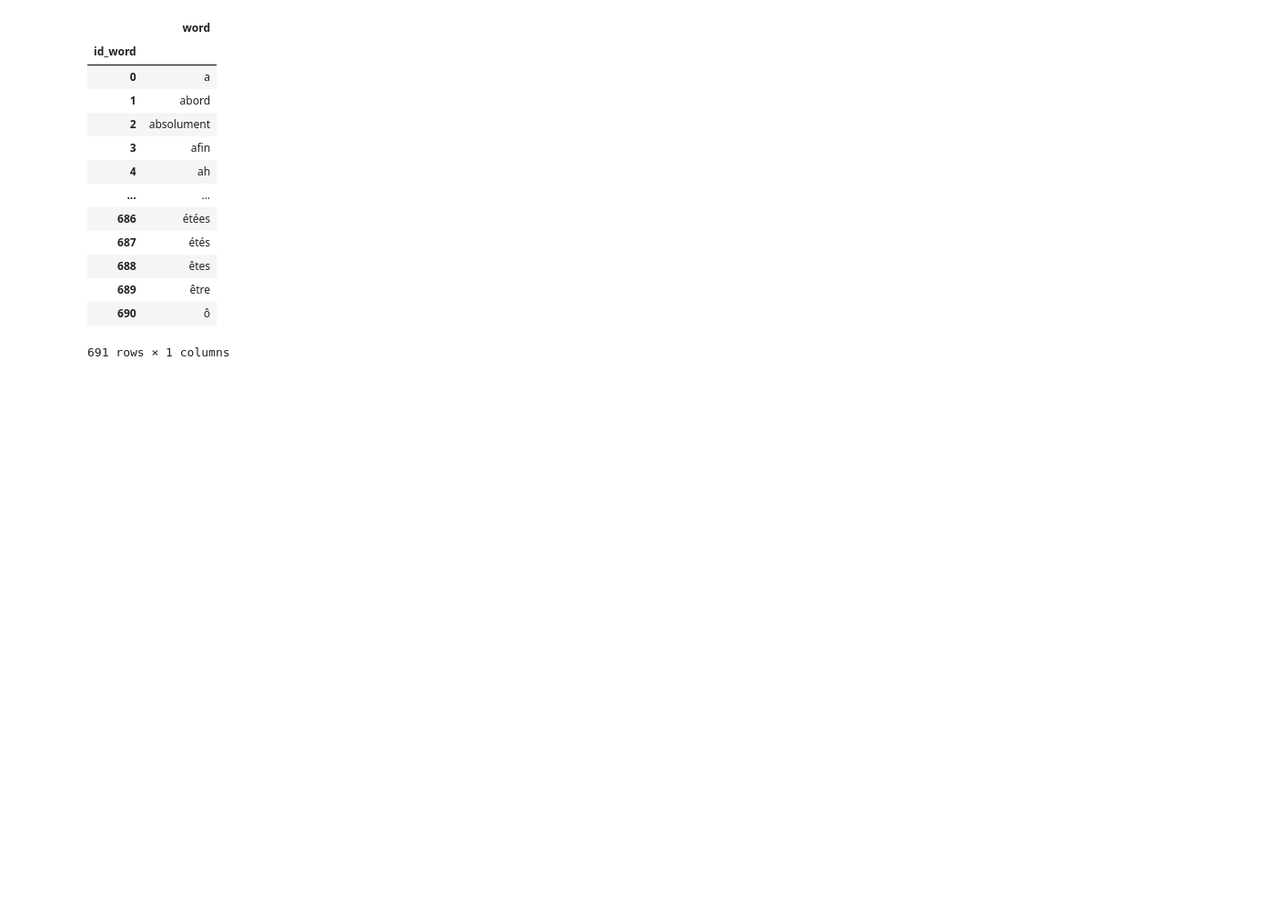
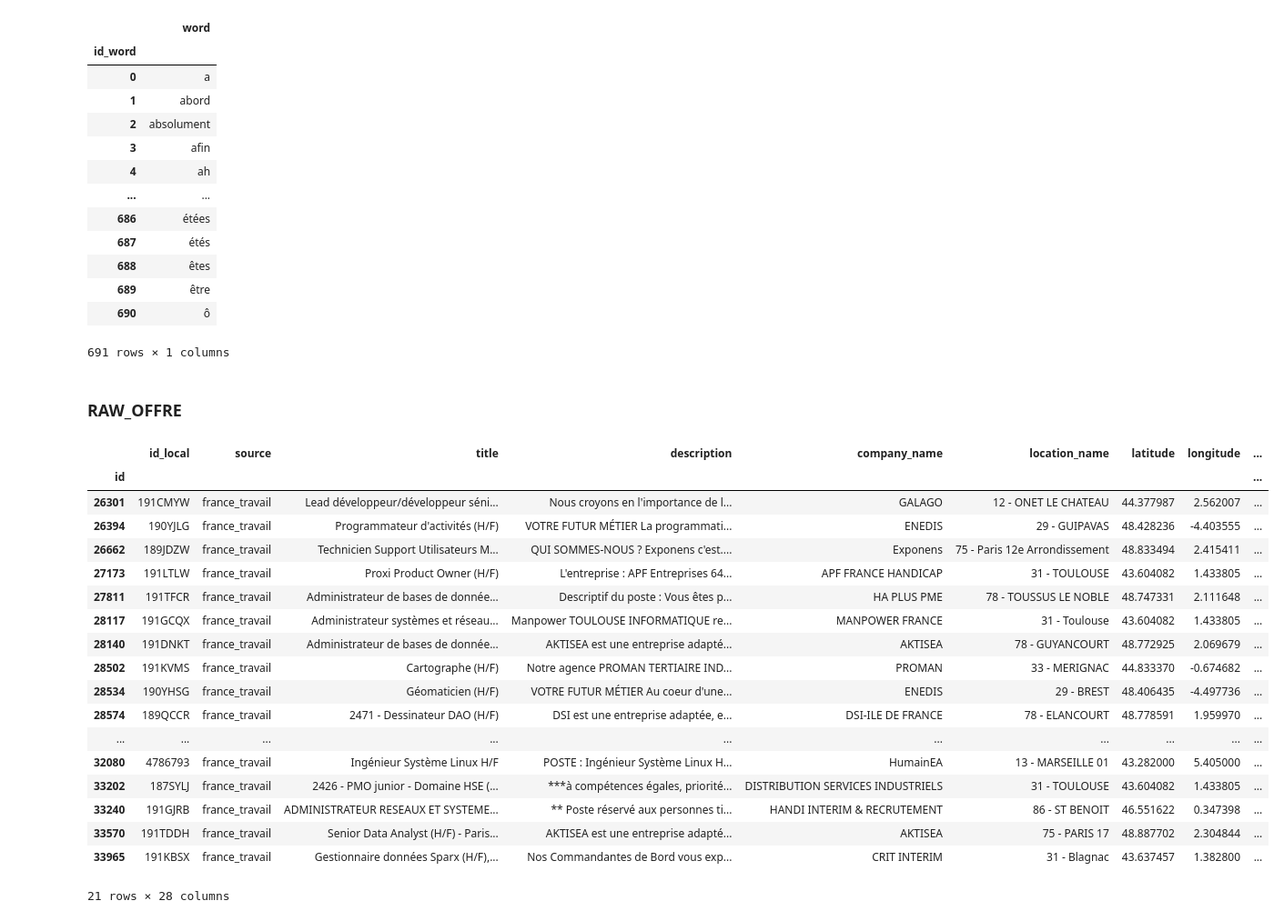
Before and after one commit to Ilanlp/Projet_update, a Jupyter notebook: notebooks/add_id_to_dim.ipynb, the cells around one changed output. Shown at 91% size. Cells and saved outputs as stored; diff of their text form; code cells hidden in the pictures; blank space fills up the shorter version.

```diff
--- a/notebooks/add_id_to_dim.ipynb
+++ b/notebooks/add_id_to_dim.ipynb
@@ -136,3 +136,32 @@ df_stopwords_fr
 691 rows × 1 columns
 # %%
 df_stopwords_fr.to_csv(src_data+'/DIM_STOPWORDS.csv',encoding='utf-8')
+# %% [markdown]
+### RAW_OFFRE
+# %%
+raw_offre = pd.read_csv(src_data+"/RAW_OFFRE.csv")
+raw_offre = raw_offre.rename(columns={'id':'id_local'})
+raw_offre = raw_offre.reset_index(names='id')
+raw_offre = raw_offre.set_index('id')
+# %%
+raw_offre[raw_offre['is_handicap_accessible']==True]
+# %% [output]
+|  | id_local | source | title | description | company_name | location_name | latitude | longitude | ... |
+| id |  |  |  |  |  |  |  |  | ... |
+| 26301 | 191CMYW | france_travail | Lead développeur/développeur séni... | Nous croyons en l'importance de l... | GALAGO | 12 - ONET LE CHATEAU | 44.377987 | 2.562007 | ... |
+| 26394 | 190YJLG | france_travail | Programmateur d'activités (H/F) | VOTRE FUTUR MÉTIER La programmati... | ENEDIS | 29 - GUIPAVAS | 48.428236 | -4.403555 | ... |
+| 26662 | 189JDZW | france_travail | Technicien Support Utilisateurs M... | QUI SOMMES-NOUS ? Exponens c'est.... | Exponens | 75 - Paris 12e Arrondissement | 48.833494 | 2.415411 | ... |
+| 27173 | 191LTLW | france_travail | Proxi Product Owner (H/F) | L'entreprise : APF Entreprises 64... | APF FRANCE HANDICAP | 31 - TOULOUSE | 43.604082 | 1.433805 | ... |
+| 27811 | 191TFCR | france_travail | Administrateur de bases de donnée... | Descriptif du poste : Vous êtes p... | HA PLUS PME | 78 - TOUSSUS LE NOBLE | 48.747331 | 2.111648 | ... |
+| 28117 | 191GCQX | france_travail | Administrateur systèmes et réseau... | Manpower TOULOUSE INFORMATIQUE re... | MANPOWER FRANCE | 31 - Toulouse | 43.604082 | 1.433805 | ... |
+| 28140 | 191DNKT | france_travail | Administrateur de bases de donnée... | AKTISEA est une entreprise adapté... | AKTISEA | 78 - GUYANCOURT | 48.772925 | 2.069679 | ... |
+| 28502 | 191KVMS | france_travail | Cartographe (H/F) | Notre agence PROMAN TERTIAIRE IND... | PROMAN | 33 - MERIGNAC | 44.833370 | -0.674682 | ... |
+| 28534 | 190YHSG | france_travail | Géomaticien (H/F) | VOTRE FUTUR MÉTIER Au coeur d'une... | ENEDIS | 29 - BREST | 48.406435 | -4.497736 | ... |
+| 28574 | 189QCCR | france_travail | 2471 - Dessinateur DAO (H/F) | DSI est une entreprise adaptée, e... | DSI-ILE DE FRANCE | 78 - ELANCOURT | 48.778591 | 1.959970 | ... |
+| ... | ... | ... | ... | ... | ... | ... | ... | ... | ... |
+| 32080 | 4786793 | france_travail | Ingénieur Système Linux H/F | POSTE : Ingénieur Système Linux H... | HumainEA | 13 - MARSEILLE 01 | 43.282000 | 5.405000 | ... |
+| 33202 | 187SYLJ | france_travail | 2426 - PMO junior - Domaine HSE (... | ***à compétences égales, priorité... | DISTRIBUTION SERVICES INDUSTRIELS | 31 - TOULOUSE | 43.604082 | 1.433805 | ... |
+| 33240 | 191GJRB | france_travail | ADMINISTRATEUR RESEAUX ET SYSTEME... | ** Poste réservé aux personnes ti... | HANDI INTERIM & RECRUTEMENT | 86 - ST BENOIT | 46.551622 | 0.347398 | ... |
+| 33570 | 191TDDH | france_travail | Senior Data Analyst (H/F) - Paris... | AKTISEA est une entreprise adapté... | AKTISEA | 75 - PARIS 17 | 48.887702 | 2.304844 | ... |
+| 33965 | 191KBSX | france_travail | Gestionnaire données Sparx (H/F),... | Nos Commandantes de Bord vous exp... | CRIT INTERIM | 31 - Blagnac | 43.637457 | 1.382800 | ... |
+21 rows × 28 columns
```
Also changed, not shown: parts of 3 cells of this notebook, 9 other files.
